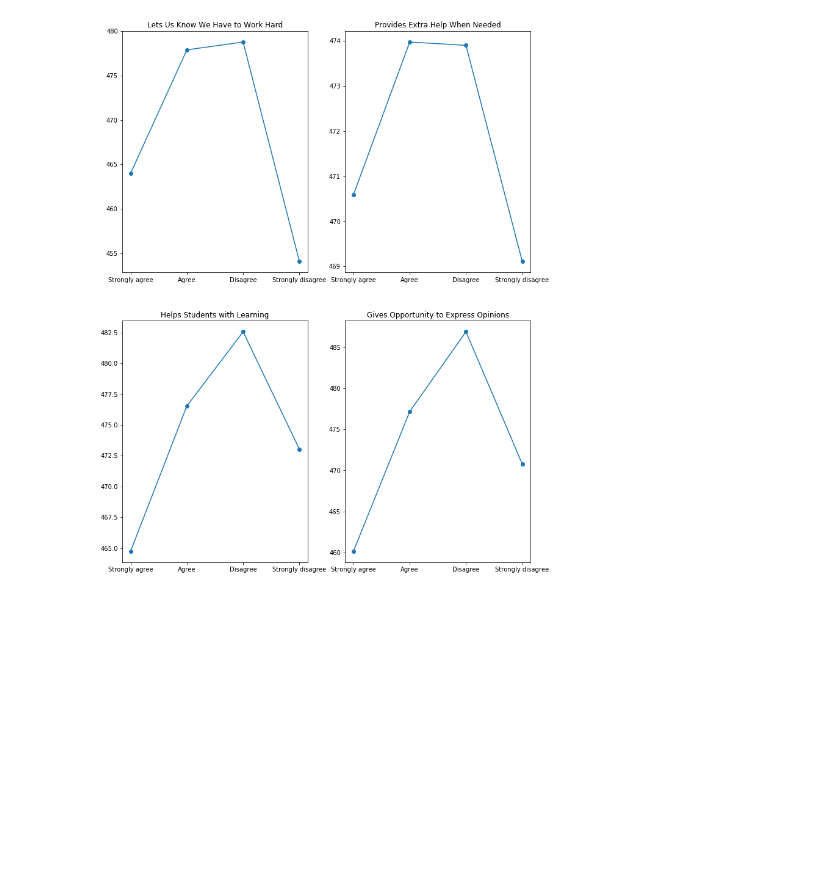
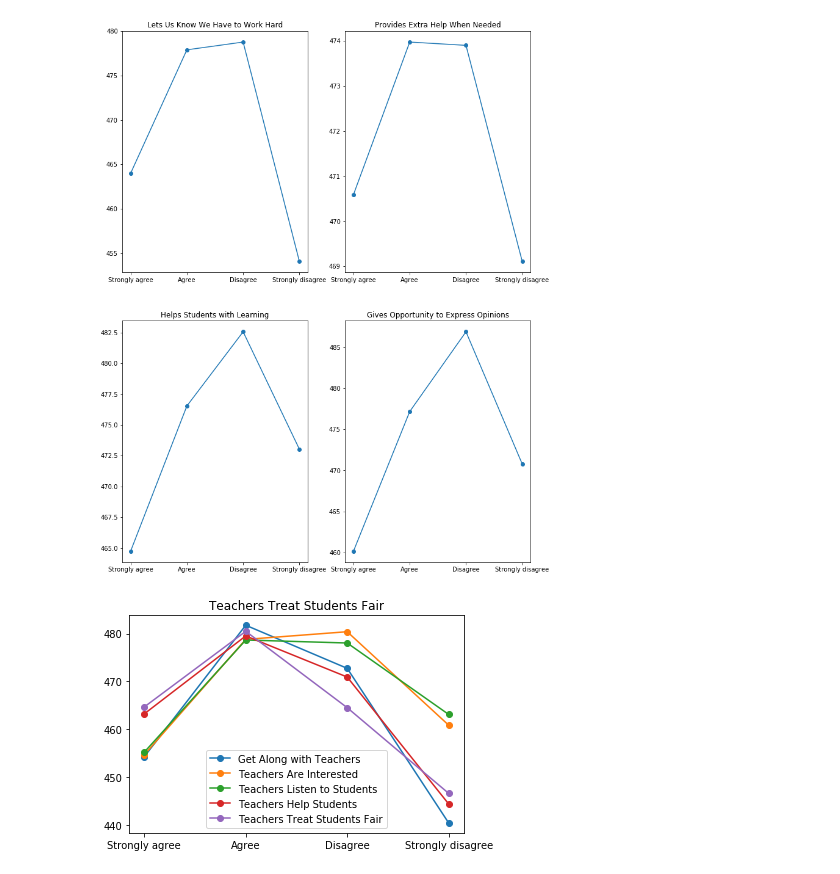
Before and after one commit to jgu1989/UdacityDataAnalystNanodegree, a Jupyter notebook: 5_Communicate_Data_Findings/pisa.ipynb, the cells around one changed output. Drawn from its saved outputs; the diff is of its cells as text; code cells hidden in the pictures; blank space fills up the shorter version.

Commit message:
Achievement vs. student-teacher relation

```diff
--- a/5_Communicate_Data_Findings/pisa.ipynb
+++ b/5_Communicate_Data_Findings/pisa.ipynb
@@ -239,3 +239,5 @@ for i in range(4):
     plt.title(titles[i])
 # %% [output]
 [figure]
+# %%
+df_relation = df[['ST86Q01', 'ST86Q02','ST86Q03','ST86Q04','ST86Q05','PV1MATH']]
@@ -241,0 +254,13 @@ for i in range(4):
+# %%
+relations = ['ST86Q01', 'ST86Q02','ST86Q03','ST86Q04','ST86Q05','PV1MATH']
+legends = ['Get Along with Teachers', 'Teachers Are Interested', 'Teachers Listen to Students', 'Teachers Help Students', 'Teachers Treat Students Fair']
+# fig, axes = plt.subplots(3, 2, figsize=(12,16)) # grid of 3x4 subplots
+# axes = axes.flatten() # reshape from 3x4 array into 12-element vector
+for i in range(5):
+#     plt.sca(axes[i]) # set the current Axes
+    sup = df_relation.groupby(relations[i]).mean().reindex(index=['Strongly agree', 'Agree','Disagree','Strongly disagree'] )
+    plt.plot(sup, marker='o', label=legends[i])
+    plt.legend()
+    plt.title(titles[i])
+# %% [output]
+[figure, added]
```
Also changed, not shown: parts of 1 cell of this notebook.
